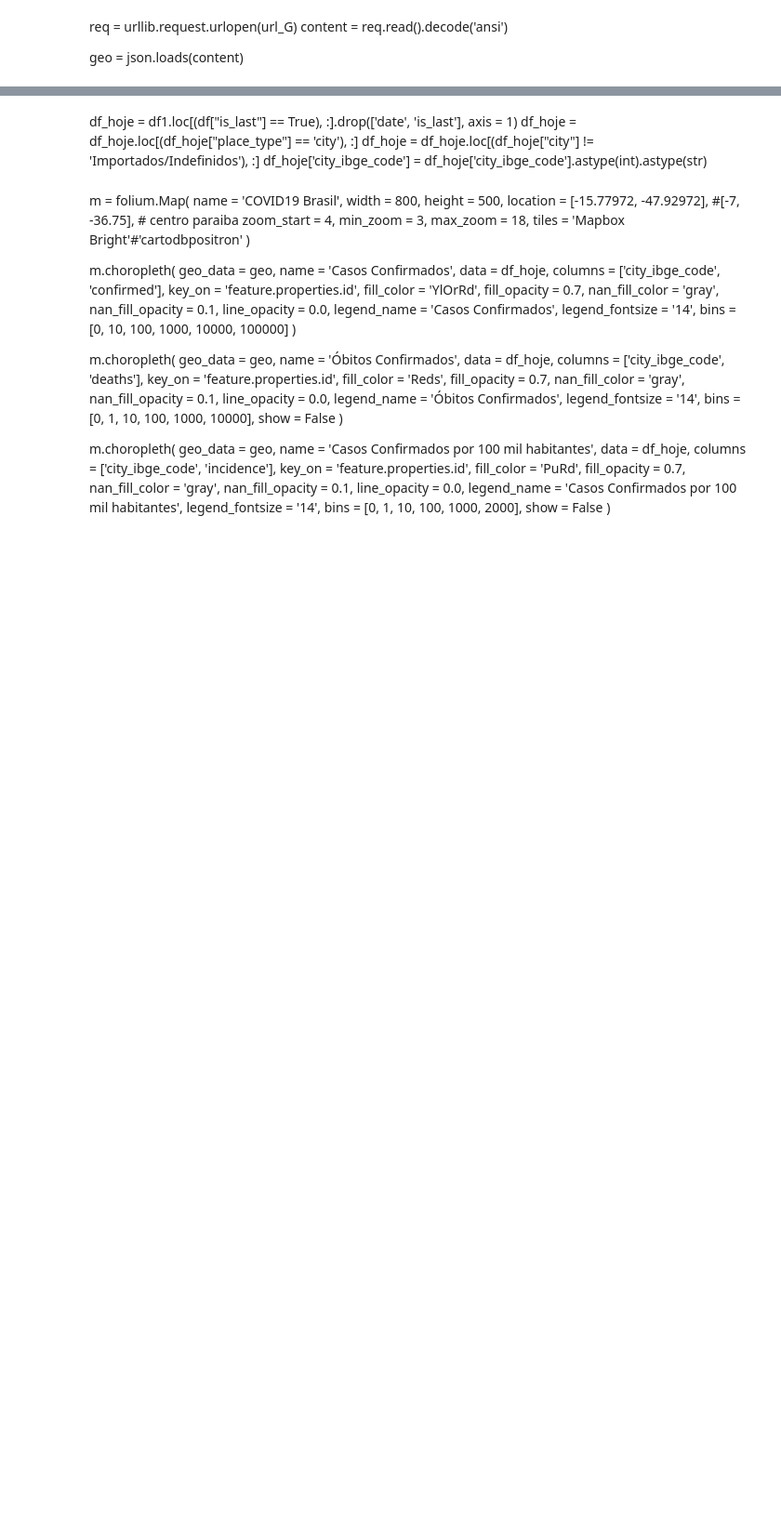
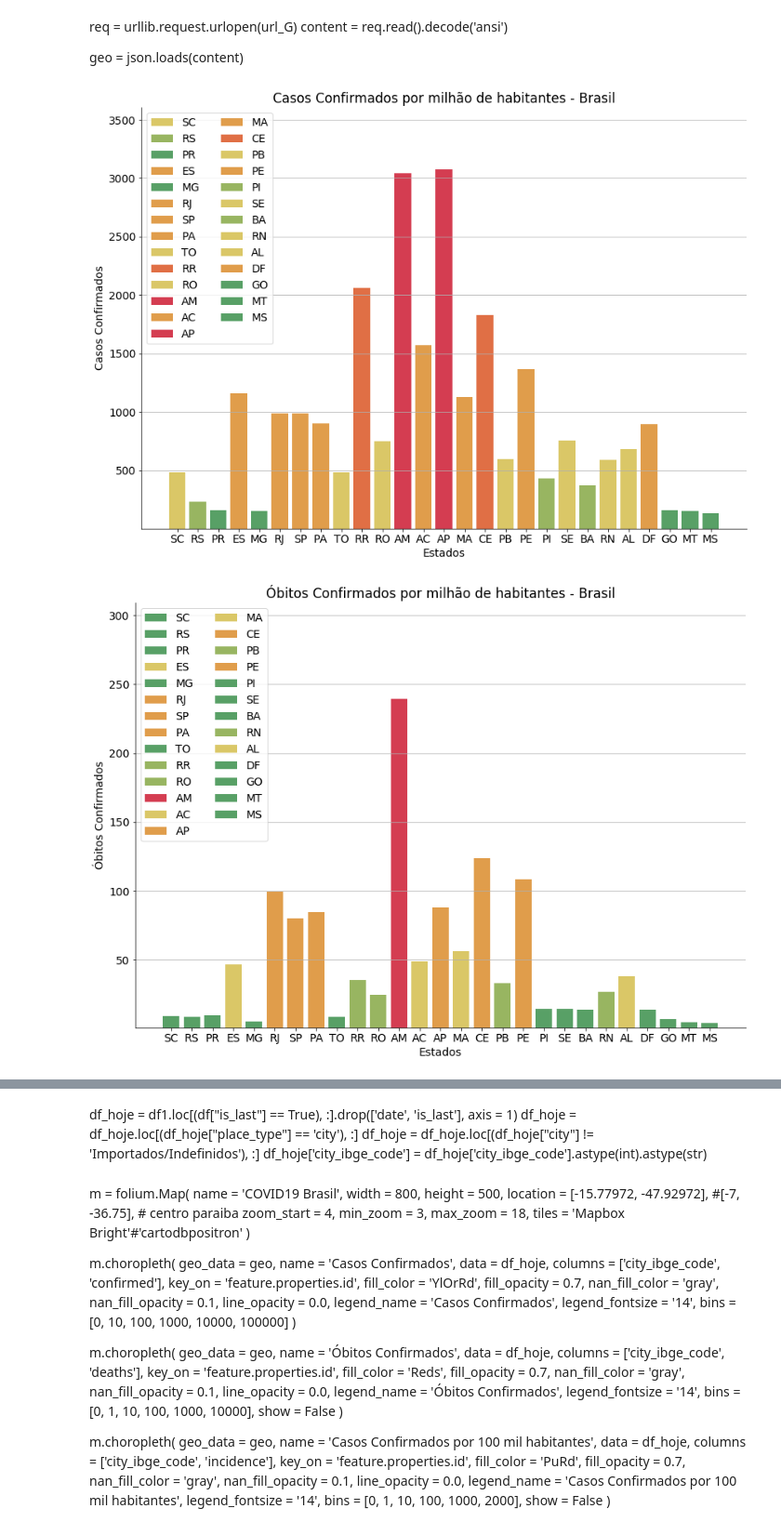
Before and after one commit to Yannngn/Dados-Covid19-Brasil-io, a Jupyter notebook: COVID19-14-05.ipynb, the cells around one changed output, grey strips where cells are left out. Shown at 93% size. Cells and saved outputs as stored; diff of their text form; code cells hidden in the pictures; blank space fills up the shorter version.

```diff
--- a/COVID19-14-05.ipynb
+++ b/COVID19-14-05.ipynb
@@ -86,3 +86,59 @@ df_Brasil = df_estados.drop(['is_last', 'population', 'day'], axis = 1)
 
 #df_Brasil['date'] = date.map(lambda x : (datetime.strptime(x, FMT) - datetime.strptime("2020-02-25", FMT)).days)
 df_Brasil = df_Brasil.groupby('date').sum()
+# %%
+label = ["Estado", "Regiao", "População", "Último Dado", "Data", "Dia", "Casos Confirmados",
+         "Óbitos Confirmados", "Novos Casos", "Novas Mortes", "Incidência de Casos", "Mortalidade"]
+
+for f in range(6, 10) :
+
+    plt.rc('font', size=14)
+    plt.rcParams['figure.figsize'] = [14, 10]
+
+    plt.gca().spines["top"].set_visible(False)
+    plt.gca().spines["right"].set_visible(False)
+    plt.gca().get_xaxis().tick_bottom()
+    plt.gca().get_yaxis().tick_left()
+    plt.grid(True, axis = 'y')
+
+
+    estados = list(df_estados.loc[df_estados['is_last'],
+                                  :].sort_values('region', ascending = False)['state'].unique())
+
+    y_max = 0
+    yp_max = 0
+
+    for e in range(27) :
+        y = np.mean(df_estados.loc[(df_estados['state'] == estados[e]),
+                                   :].sort_values('day', ascending = True).iloc[:-1, f].tail(7))
+        pop = max(df_estados.loc[(df_estados['state'] == estados[e]) & (df_estados['is_last']), :].loc[:, 'population'])
+        yp = (10 ** 6) * y / pop
+
+        yp_max = [3500, 300, 300, 15]
+
+        ratio = yp / yp_max[f - 6]
+
+        if ratio < .0625 :
+            plt.bar(estados[e], yp, label = estados[e], color = color2[-11])
+        elif (ratio >= .0625) & (ratio <= .125) :
+            plt.bar(estados[e], yp, label = estados[e], color = color2[-9])
+        elif (ratio >= .125) & (ratio <= .25) :
+            plt.bar(estados[e], yp, label = estados[e], color = color2[-7])
+        elif (ratio >= .25) & (ratio <= .5) :
+            plt.bar(estados[e], yp, label = estados[e], color = color2[-5])
+        elif (ratio >= .5) & (ratio <= .75) :
+             plt.bar(estados[e], yp, label = estados[e], color = color2[-3])
+        else  :
+            plt.bar(estados[e], yp, label = estados[e], color = color2[-1])
+
+    plt.ylim(1, yp_max[f - 6] * 1.03)
+
+    plt.title(label[f] + " por milhão de habitantes - Brasil")
+    plt.legend(loc = 2, ncol = 2)
+    plt.xlabel('Estados')
+    plt.ylabel(label[f])
+    #plt.savefig('Graphics/' + label[f] + " 1M.png")
+    plt.show()
+# %% [output]
+[figure, added]
+[figure, added]
```
Also changed, not shown: parts of 8 cells of this notebook, 32 other files.
